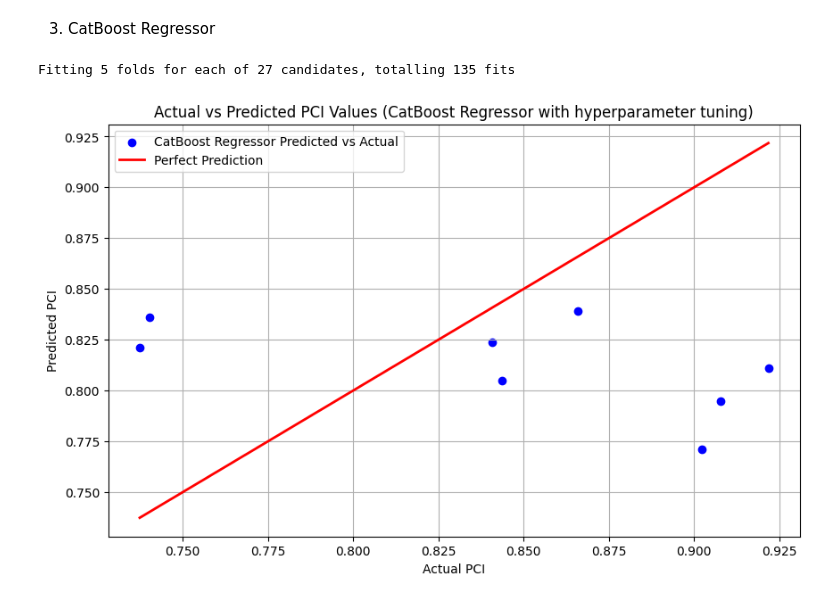
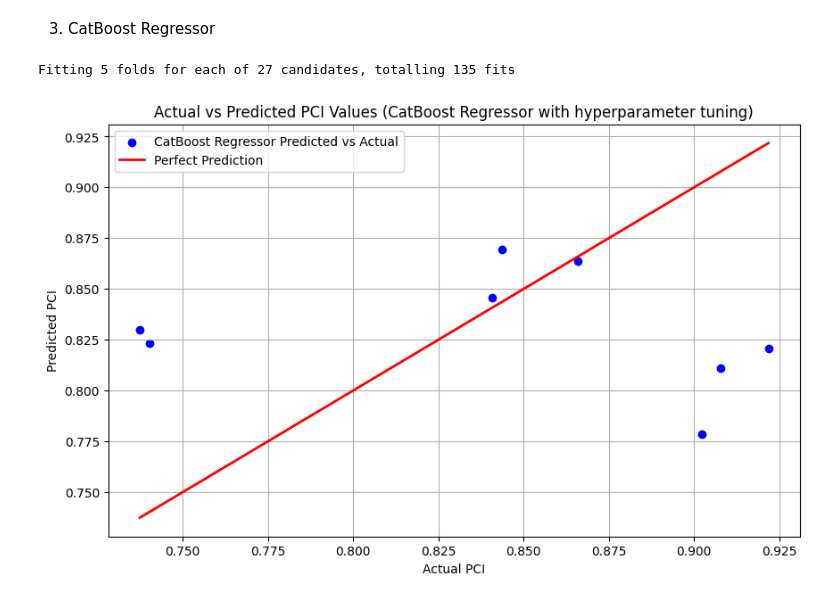
Before and after one commit to nexiouscaliver/pavement-condition-prediction, a Jupyter notebook: notebooks/trail-error.ipynb, the cells around one changed output. Drawn from its saved outputs; the diff is of its cells as text; code cells hidden in the pictures.

```diff
--- a/notebooks/trail-error.ipynb
+++ b/notebooks/trail-error.ipynb
@@ -279,30 +279,30 @@ Wall time: 3.02 s
 # %%
 %%time
 catboost = CatBoostRegressor(random_seed=42, verbose=0)
 catboost_param_grid = {
     'iterations': [100, 200, 300],
     'learning_rate': [0.01, 0.1, 0.2],
     'depth': [3, 5, 7]
 }
 
 catboost_random_search = RandomizedSearchCV(estimator=catboost, param_distributions=catboost_param_grid,
                                             n_iter=50, cv=5, verbose=1, random_state=42, n_jobs=-1)
 catboost_random_search.fit(X_train, y_train)
 
 # Best model and predictions
 best_catboost = catboost_random_search.best_estimator_
 y_pred_catboost = best_catboost.predict(X_test)
 
 
 plt.figure(figsize=(10, 6))
-plt.scatter(y_test, y_pred_xgb, color='blue', label='CatBoost Regressor Predicted vs Actual')
+plt.scatter(y_test, y_pred_catboost, color='blue', label='CatBoost Regressor Predicted vs Actual')
 plt.plot([y_test.min(), y_test.max()], [y_test.min(), y_test.max()], color='red', lw=2, label='Perfect Prediction')
 plt.title('Actual vs Predicted PCI Values (CatBoost Regressor with hyperparameter tuning)')
 plt.xlabel('Actual PCI')
 plt.ylabel('Predicted PCI')
 plt.legend()
 plt.grid(True)
 plt.show()
 # %% [output]
 Fitting 5 folds for each of 27 candidates, totalling 135 fits
-[figure, old version]
+[figure, new version]
```
Also changed, not shown: parts of 6 cells of this notebook.
